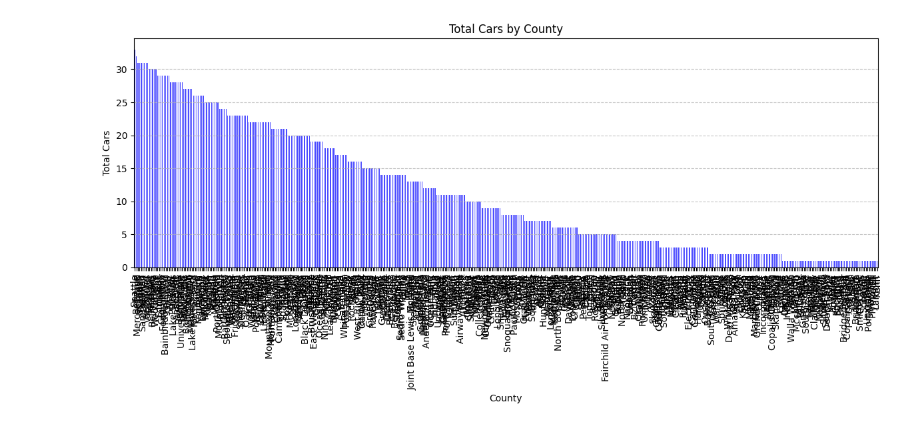
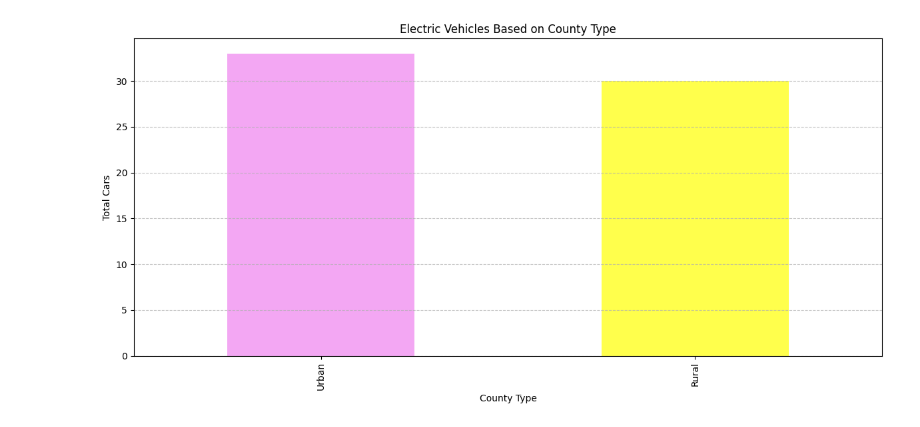
Before and after one commit to CJunger/First_Project, a Jupyter notebook: Washington.ipynb, the cells around one changed output. Saved outputs shown, nothing was run; the diff lists cells and outputs as text; code cells hidden in the pictures.

```diff
--- a/Washington.ipynb
+++ b/Washington.ipynb
@@ -33,10 +37,7 @@ county_pd = pd.DataFrame(census_data_counties)
 county_pd = county_pd.rename(
     columns={
         "B01003_001E": "Population",
-        "B01002_001E": "Median Age",
         "B19013_001E": "Household Income",
-        "B19301_001E": "Per Capita Income",
-        "B17001_002E": "Poverty Count",
         "NAME": "County",
         "state": "State Code",
         "county": "County Code"
@@ -45,18 +46,15 @@ county_pd = county_pd.rename(
 # Remove " County, Washington" from the county names
 county_pd["County"] = county_pd["County"].str.replace(" County, Washington", "")
 # Add a Poverty Rate column (Poverty Count / Population)
-county_pd["Poverty Rate"] = 100 * county_pd["Poverty Count"].astype(int) / county_pd["Population"].astype(int)
+
 
 # Configure the final DataFrame
 county_pd = county_pd[
     [
         "County",
         "Population",
-        "Median Age",
         "Household Income",
-        "Per Capita Income",
-        "Poverty Count",
-        "Poverty Rate"
+
     ]
 ]
 # %% [markdown]
@@ -67,2 +76,4 @@ wa_df = pd.read_csv(wa_data)
 # %%
-wa_df.drop(['VIN (1-10)','Postal Code', 'Legislative District', 'Vehicle Location', '2020 Census Tract'], axis=1, inplace=True)
+wa_df.drop(['VIN (1-10)','Postal Code','Base MSRP','Legislative District','DOL Vehicle ID','Vehicle Location','2020 Census Tract'], axis=1, inplace=True)
+
+wa_df = wa_df[wa_df['Electric Range'] !=0]
@@ -69 +105,13 @@ wa_df.drop(['VIN (1-10)','Postal Code', 'Legislative District', 'Vehicle Locatio
+# %%
+urban_counties = ['Clark', 'Thurston', 'Pierce', 'King', 'Kitsap', 'Snohomish', 'Whatcom', 'Spokane', 'Benton']
+
+# Function to determine the type based on the county
+def determine_type(county):
+    if county in urban_counties:
+        return 'Urban'
+    else:
+        return 'Rural'
+
+# Add the 'Type' column to the DataFrame
+vehicle_census.insert(1, 'County Type', vehicle_census['County'].apply(determine_type))
 # %% [markdown]
@@ -263,19 +194,19 @@ Name: City, Length: 138464, dtype: object>
 # %%
 # Group the data by county and calculate the total number of cars in each county
-total_cars_by_county = vehicle_census.groupby('City')['Make'].nunique()
+total_cars_by_county = vehicle_census.groupby('County Type')['Make'].nunique()
 
 # Calculate the correlation between the total cars and electric range for each county
 total_cars_by_county = total_cars_by_county.sort_values(ascending=False)
-
+colors=['violet','yellow']
 # Plot the bar graph
 plt.figure(figsize=(12, 6))
-total_cars_by_county.plot(kind='bar', color='b', alpha=0.7)
-plt.xlabel('County')
+total_cars_by_county.plot(kind='bar', color=colors, alpha=0.7)
+plt.xlabel('County Type')
 plt.ylabel('Total Cars')
-plt.title('Total Cars by County')
+plt.title('Electric Vehicles Based on County Type')
 plt.xticks(rotation=90)
 plt.grid(axis='y', linestyle='--', alpha=0.7)
 plt.tight_layout()
 plt.show()
 # %% [output]
-[figure, old version]
+[figure, new version]
```
Also changed, not shown: parts of 28 cells of this notebook.
